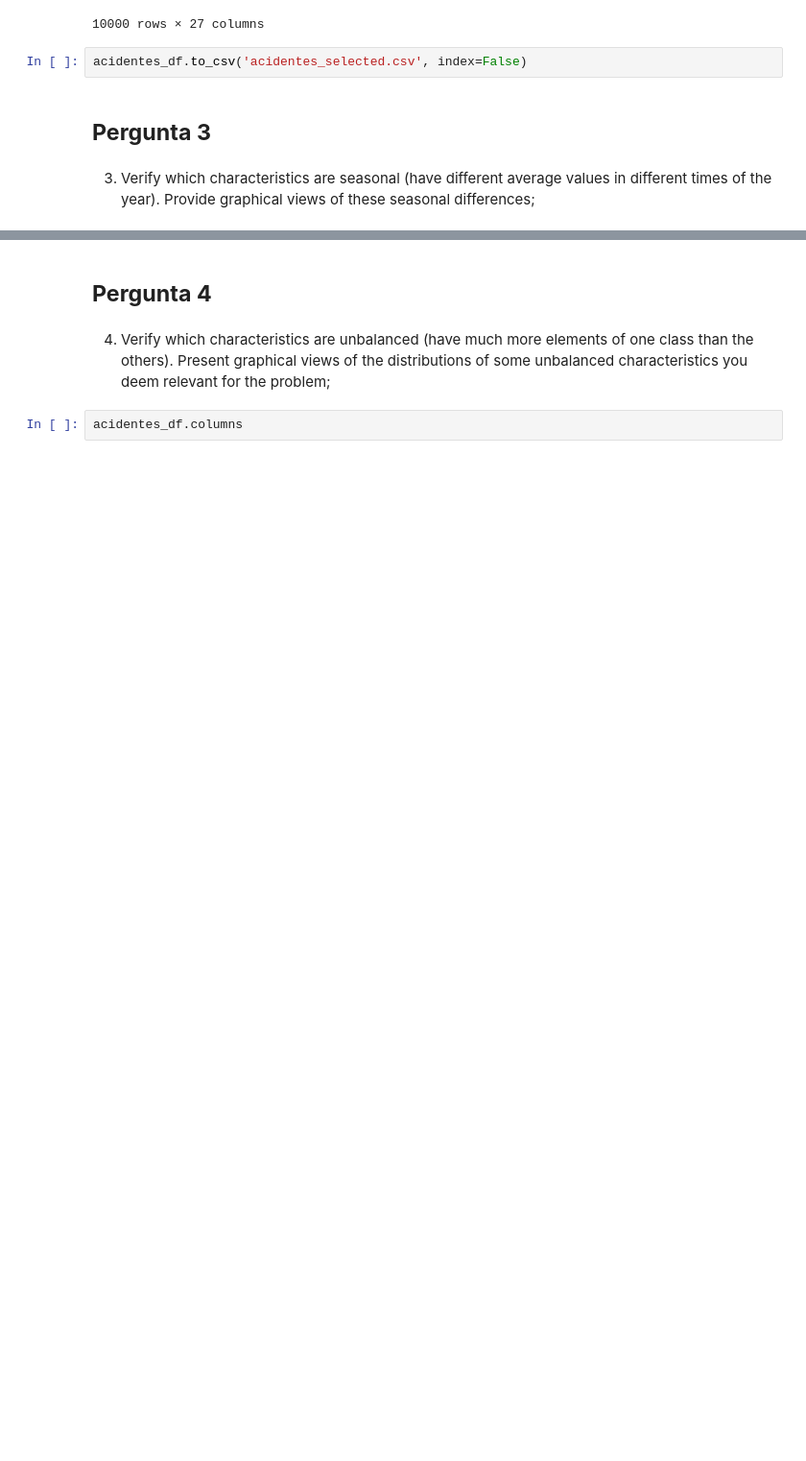
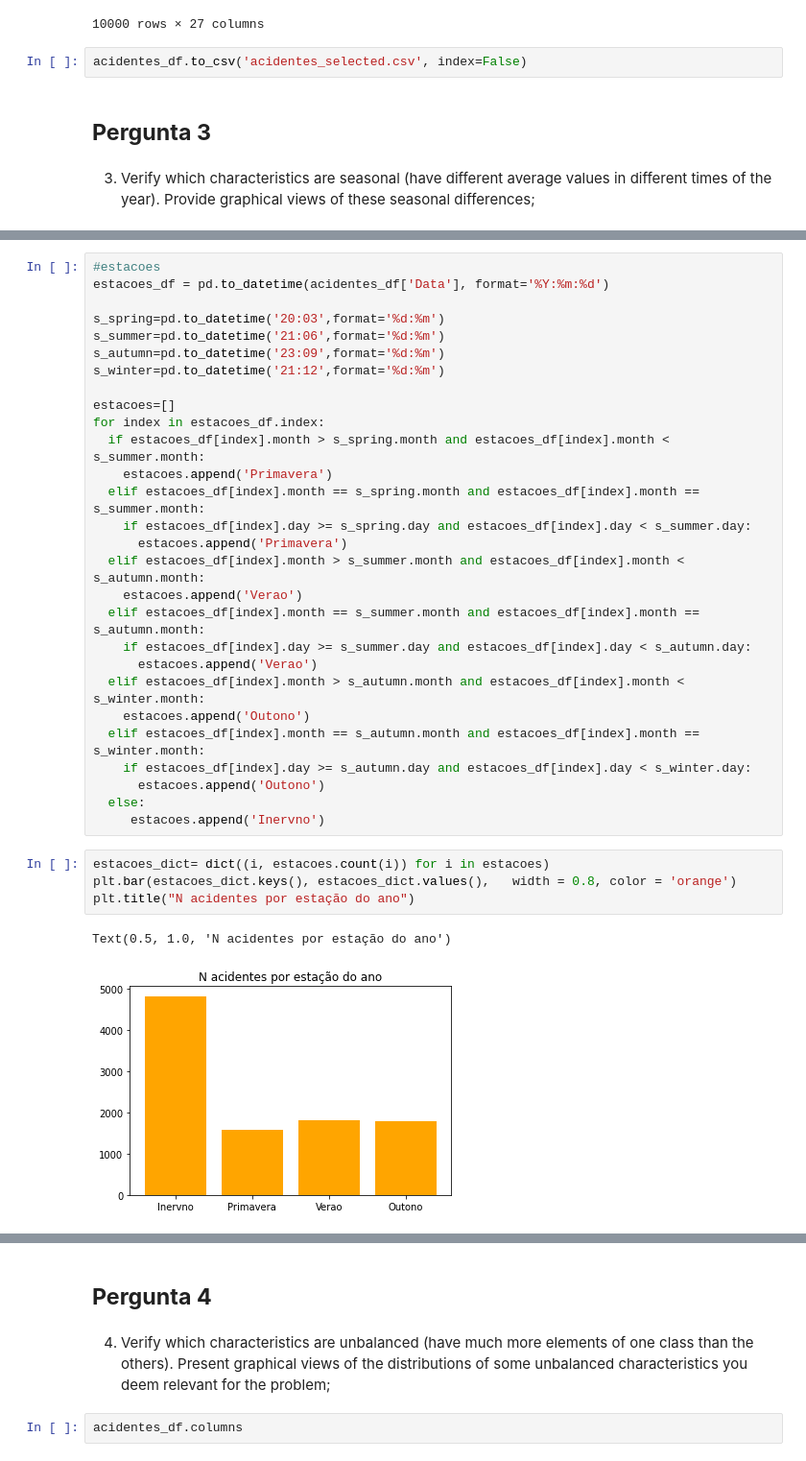
Before and after one commit to mrdso2-iscte/IAA_PROJECT, a Jupyter notebook: IAA.ipynb, the cells around one changed output, grey strips where cells are left out. Shown: that part at 96% size. Saved outputs shown, nothing was run; the diff lists cells and outputs as text; blank space fills up the shorter version.

```diff
--- a/IAA.ipynb
+++ b/IAA.ipynb
@@ -294,0 +305,35 @@ ax = df.plot.bar(x='Mes', y=['grave','muito_grave','ligeiro'], rot=0,figsize=(10
+# %%
+#estacoes
+estacoes_df = pd.to_datetime(acidentes_df['Data'], format='%Y:%m:%d')
+
+s_spring=pd.to_datetime('20:03',format='%d:%m')
+s_summer=pd.to_datetime('21:06',format='%d:%m')
+s_autumn=pd.to_datetime('23:09',format='%d:%m')
+s_winter=pd.to_datetime('21:12',format='%d:%m')
+
+estacoes=[]
+for index in estacoes_df.index:
+  if estacoes_df[index].month > s_spring.month and estacoes_df[index].month < s_summer.month:
+    estacoes.append('Primavera')
+  elif estacoes_df[index].month == s_spring.month and estacoes_df[index].month == s_summer.month:
+    if estacoes_df[index].day >= s_spring.day and estacoes_df[index].day < s_summer.day:
+      estacoes.append('Primavera')
+  elif estacoes_df[index].month > s_summer.month and estacoes_df[index].month < s_autumn.month:
+    estacoes.append('Verao')
+  elif estacoes_df[index].month == s_summer.month and estacoes_df[index].month == s_autumn.month:
+    if estacoes_df[index].day >= s_summer.day and estacoes_df[index].day < s_autumn.day:
+      estacoes.append('Verao')
+  elif estacoes_df[index].month > s_autumn.month and estacoes_df[index].month < s_winter.month:
+    estacoes.append('Outono')
+  elif estacoes_df[index].month == s_autumn.month and estacoes_df[index].month == s_winter.month:
+    if estacoes_df[index].day >= s_autumn.day and estacoes_df[index].day < s_winter.day:
+      estacoes.append('Outono')
+  else:
+     estacoes.append('Inervno')
+# %%
+estacoes_dict= dict((i, estacoes.count(i)) for i in estacoes)
+plt.bar(estacoes_dict.keys(), estacoes_dict.values(),   width = 0.8, color = 'orange')
+plt.title("N acidentes por estação do ano")
+# %% [output]
+Text(0.5, 1.0, 'N acidentes por estação do ano')
+[figure, added]
```
Also changed, not shown: parts of 15 cells of this notebook.
